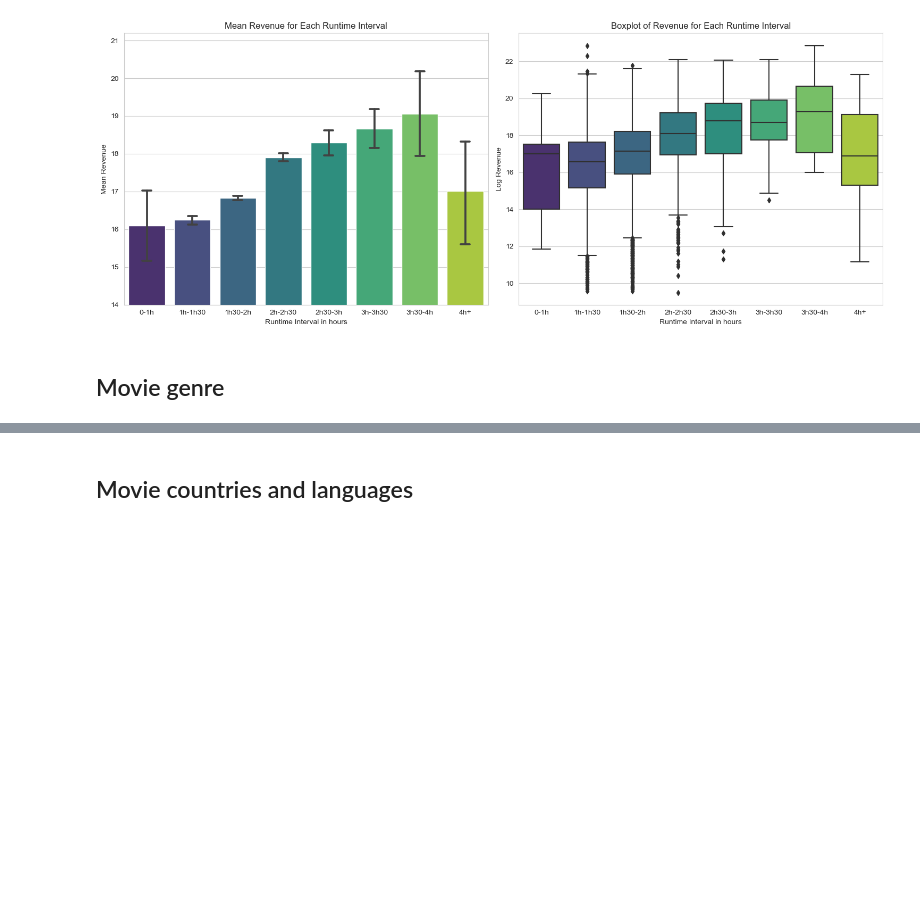
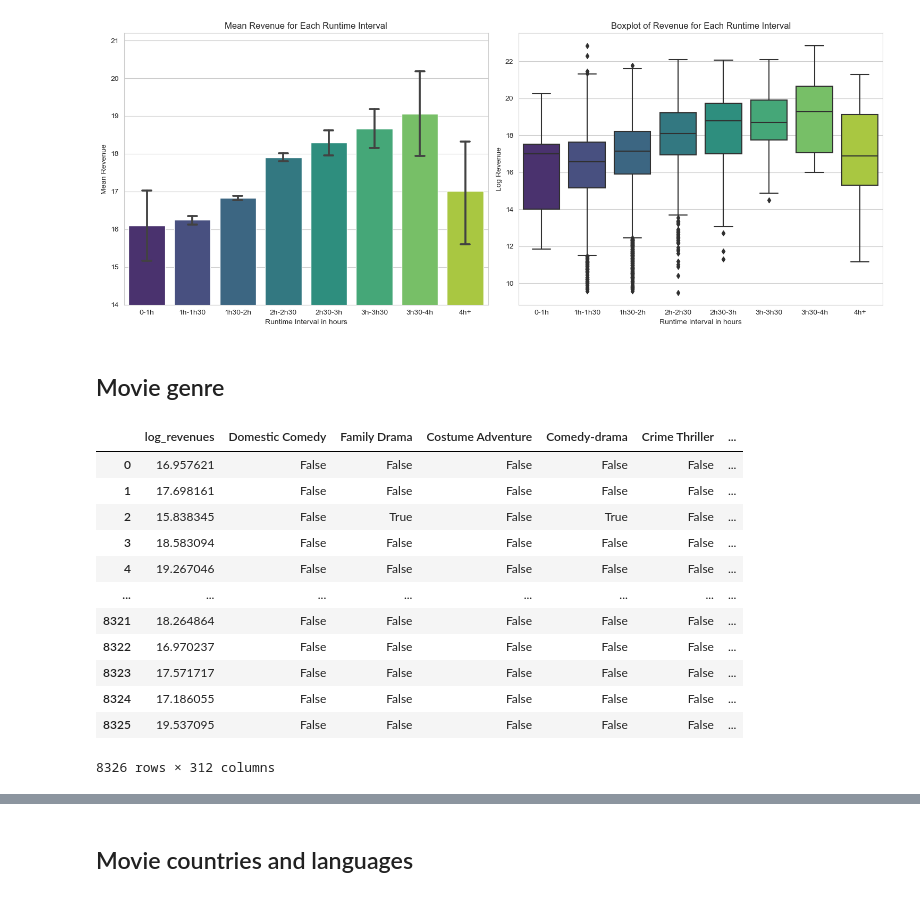
Before and after one commit to epfl-ada/ada-2023-project-adaflix, a Jupyter notebook: milestone_3.ipynb, the cells around one changed output, grey strips where cells are left out. Drawn from its saved outputs; the diff is of its cells as text; code cells hidden in the pictures; blank space fills up the shorter version.

```diff
--- a/milestone_3.ipynb
+++ b/milestone_3.ipynb
@@ -572,3 +639,19 @@ plt.show()
 ## Movie genre
 # %%
 movie_genres_reg_df = disagregate_list_feature(movie_genres_df, 'Movie_Genres')
+movie_genres_reg_df.drop(columns=['Wikipedia_movie_ID', 'Revenue_with_inflation'], inplace=True)
+movie_genres_reg_df
+# %% [output]
+|  | log_revenues | Domestic Comedy | Family Drama | Costume Adventure | Comedy-drama | Crime Thriller | ... |
+| 0 | 16.957621 | False | False | False | False | False | ... |
+| 1 | 17.698161 | False | False | False | False | False | ... |
+| 2 | 15.838345 | False | True | False | True | False | ... |
+| 3 | 18.583094 | False | False | False | False | False | ... |
+| 4 | 19.267046 | False | False | False | False | False | ... |
+| ... | ... | ... | ... | ... | ... | ... | ... |
+| 8321 | 18.264864 | False | False | False | False | False | ... |
+| 8322 | 16.970237 | False | False | False | False | False | ... |
+| 8323 | 17.571717 | False | False | False | False | False | ... |
+| 8324 | 17.186055 | False | False | False | False | False | ... |
+| 8325 | 19.537095 | False | False | False | False | False | ... |
+8326 rows × 312 columns
```
Also changed, not shown: parts of 9 cells of this notebook.
